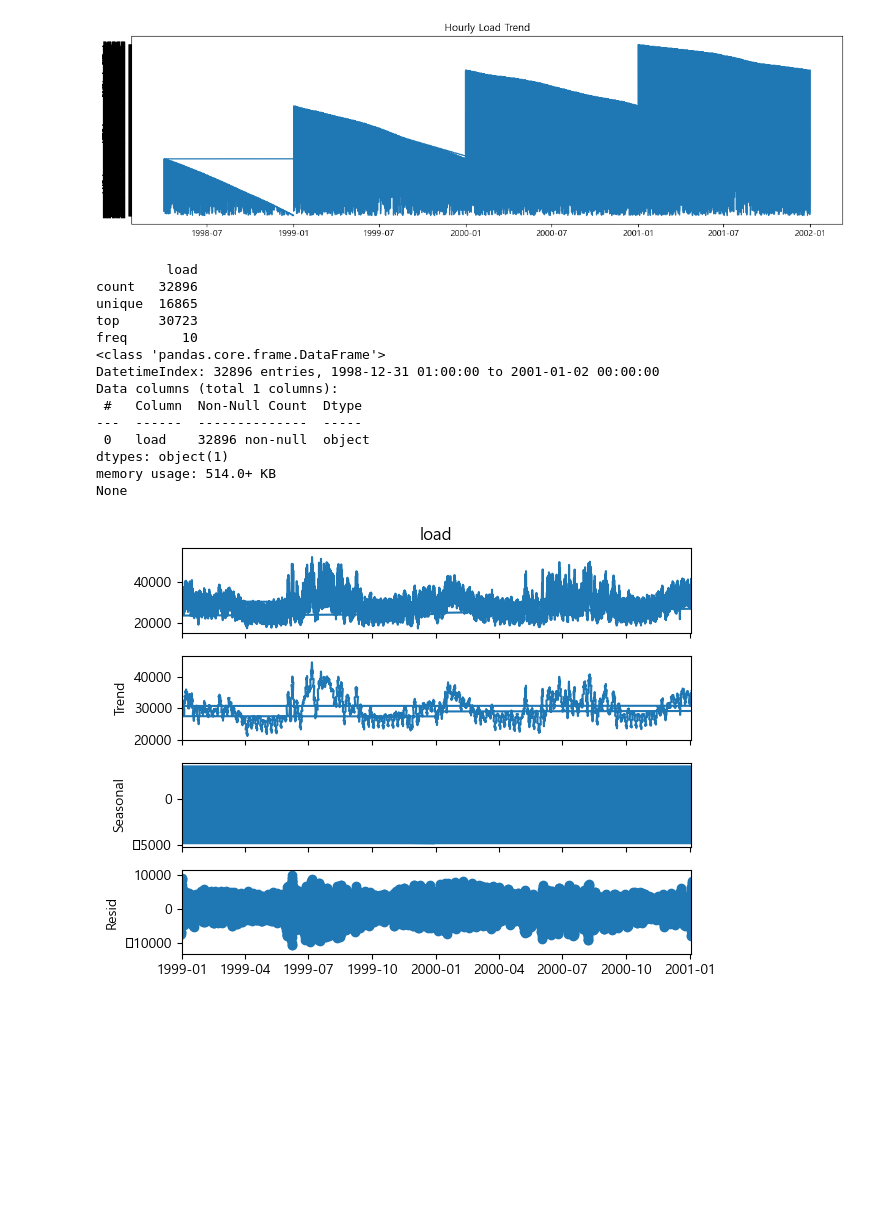
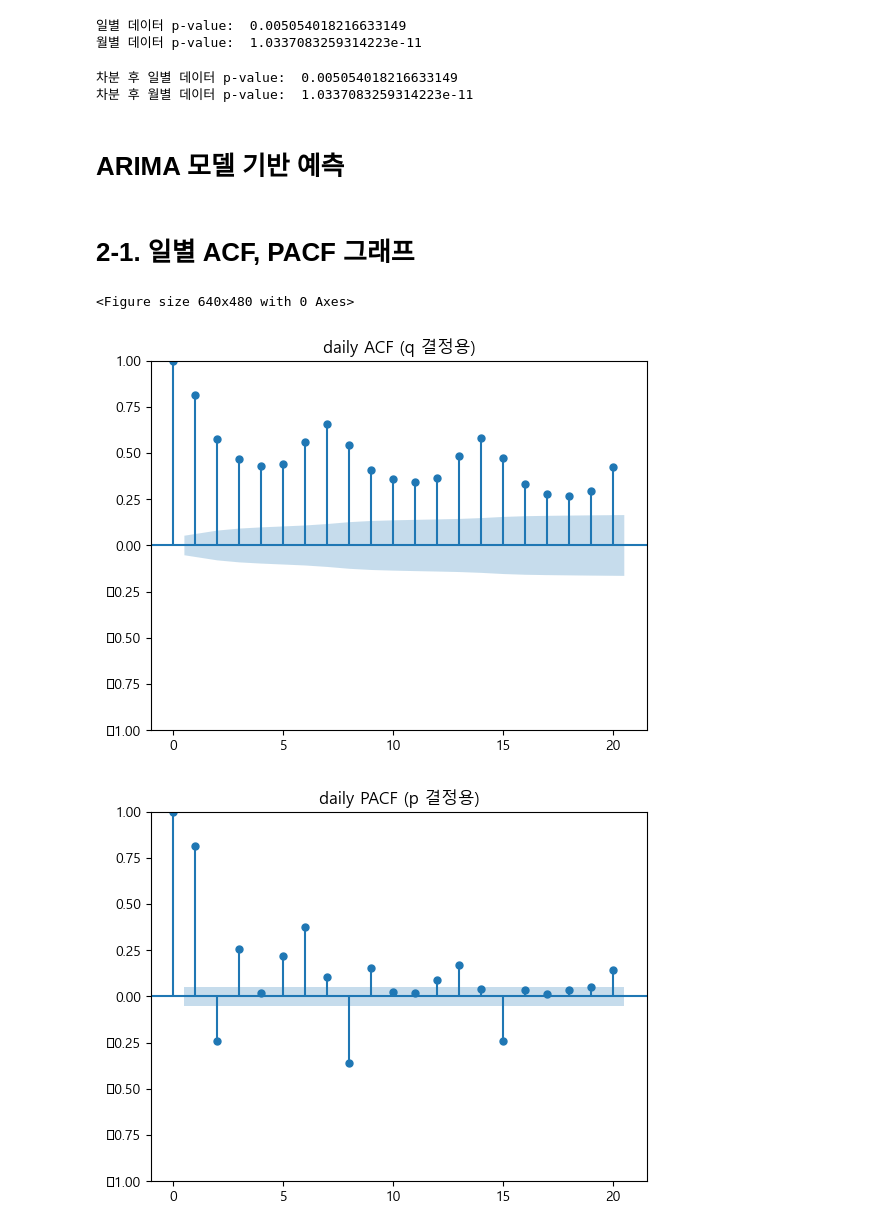
Before and after one commit to dbehdrbs0806/4th_2sem, a Jupyter notebook: BigDataAnalysis/PJM_Load_hourly_Analysis.ipynb, the cells around one changed output. Cells and saved outputs as stored; diff of their text form; code cells hidden in the pictures; blank space fills up the shorter version.

Commit message:
PJM_Load_hourly 시계열 데이터 분석과제 제출

```diff
--- a/BigDataAnalysis/PJM_Load_hourly_Analysis.ipynb
+++ b/BigDataAnalysis/PJM_Load_hourly_Analysis.ipynb
@@ -20,0 +42,4 @@ df = df[['load']]
+# %%
+# 일별 평균 데이터 변환
+df_daily = df.resample('D').mean()
+print(df_daily.head())
@@ -20,0 +54,4 @@ df = df[['load']]
+# %%
+# 월별 평균 데이터 변환
+df_monthly = df.resample('M').mean()
+print(df_monthly.head())
@@ -21,36 +68,45 @@ df = df[['load']]
 # %%
+# 각 분할한 데이터의 정상성 확인
+result_daily = adfuller(df_daily['PJM_Load_MW'])
+result_monthly = adfuller(df_monthly['PJM_Load_MW'])
 
-# 전체 추세 시각화
-plt.figure(figsize=(15,4))
-plt.plot(df['load'])
-plt.title('Hourly Load Trend')
-plt.show()
-
-# 요약 통계
-print(df.describe())
-print(df.info())
+print("일별 데이터 p-value: ", result_daily[1])
+print("월별 데이터 p-value: ", result_monthly[1])
 # %% [output]
-[figure, removed]
-         load
-count   32896
-unique  16865
-top     30723
-freq       10
-<class 'pandas.core.frame.DataFrame'>
-DatetimeIndex: 32896 entries, 1998-12-31 01:00:00 to 2001-01-02 00:00:00
-Data columns (total 1 columns):
- #   Column  Non-Null Count  Dtype
----  ------  --------------  -----
- 0   load    32896 non-null  object
-dtypes: object(1)
-memory usage: 514.0+ KB
-None
+일별 데이터 p-value:  0.005054018216633149
+월별 데이터 p-value:  1.0337083259314223e-11
+# %%
+# p-value가 모두 0.05 이하로 정상성 가짐
+d = 0
+y_diff_daily = df_daily['PJM_Load_MW']
+y_diff_monthly = df_monthly['PJM_Load_MW']
+
+for i in range(d):
+    y_diff_daily = y_diff_daily.diff().dropna()
+    y_diff_monthly = y_diff_monthly.diff().dropna()
+
+result_diff_daily = adfuller(y_diff_daily)
+result_diff_monthly = adfuller(y_diff_monthly)
+print("차분 후 일별 데이터 p-value: ", result_diff_daily[1])
+print("차분 후 월별 데이터 p-value: ", result_diff_monthly[1])
+# %% [output]
+차분 후 일별 데이터 p-value:  0.005054018216633149
+차분 후 월별 데이터 p-value:  1.0337083259314223e-11
+# %% [markdown]
+# ARIMA 모델 기반 예측
+# %% [markdown]
+# 2-1. 일별 ACF, PACF 그래프
 # %%
-import statsmodels.api as sm
+# daily p, q 값 결정
 
-# 분해 시각화 (추세, 계절성, 잔차)
-decomposition = sm.tsa.seasonal_decompose(df['load'], model='additive', period=24)
-decomposition.plot()
+plt.figure()
+plot_acf(y_diff_daily, lags=20)
+plt.title("daily ACF (q 결정용)")
 plt.show()
+plot_pacf(y_diff_daily, lags=20)
+plt.title("daily PACF (p 결정용)")
+plt.show()
 # %% [output]
+<Figure size 640x480 with 0 Axes>
-[figure, old version]
+[figure, new version]
+[figure, added]
```
Also changed, not shown: parts of 24 cells of this notebook, 5 other files.
